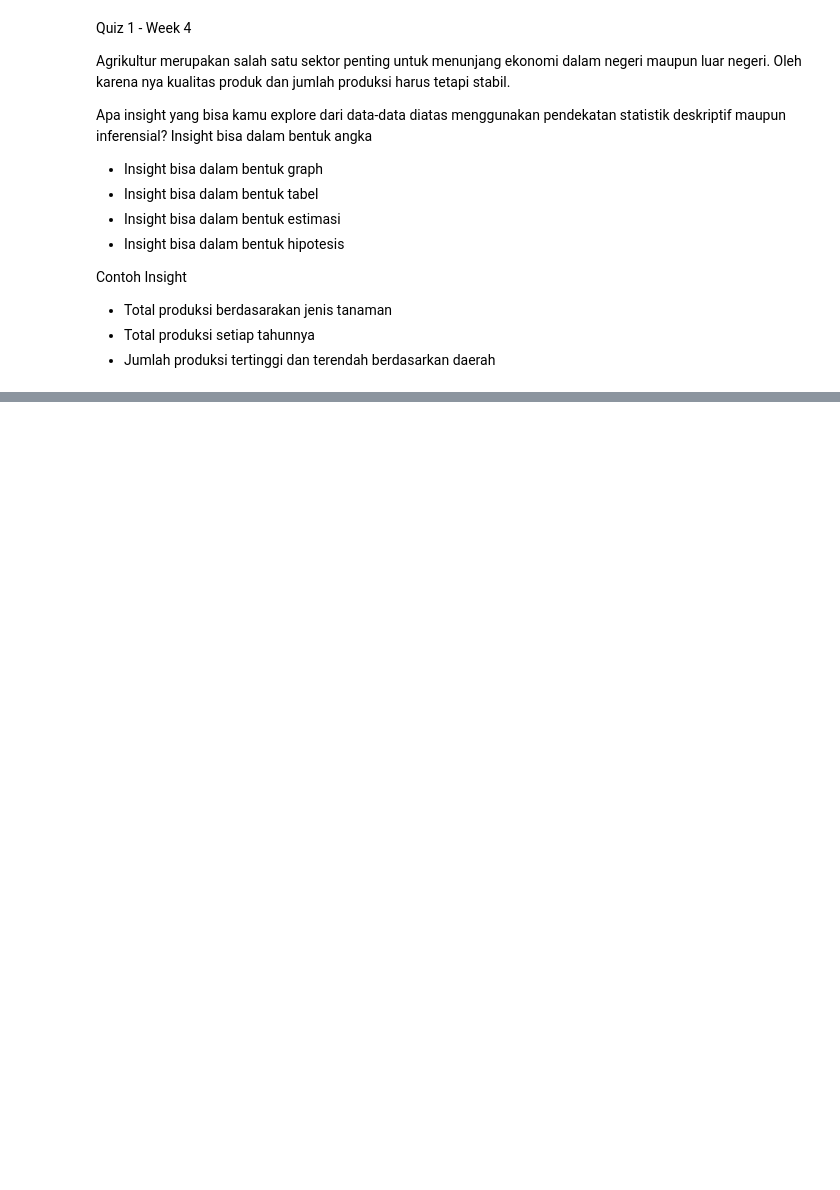
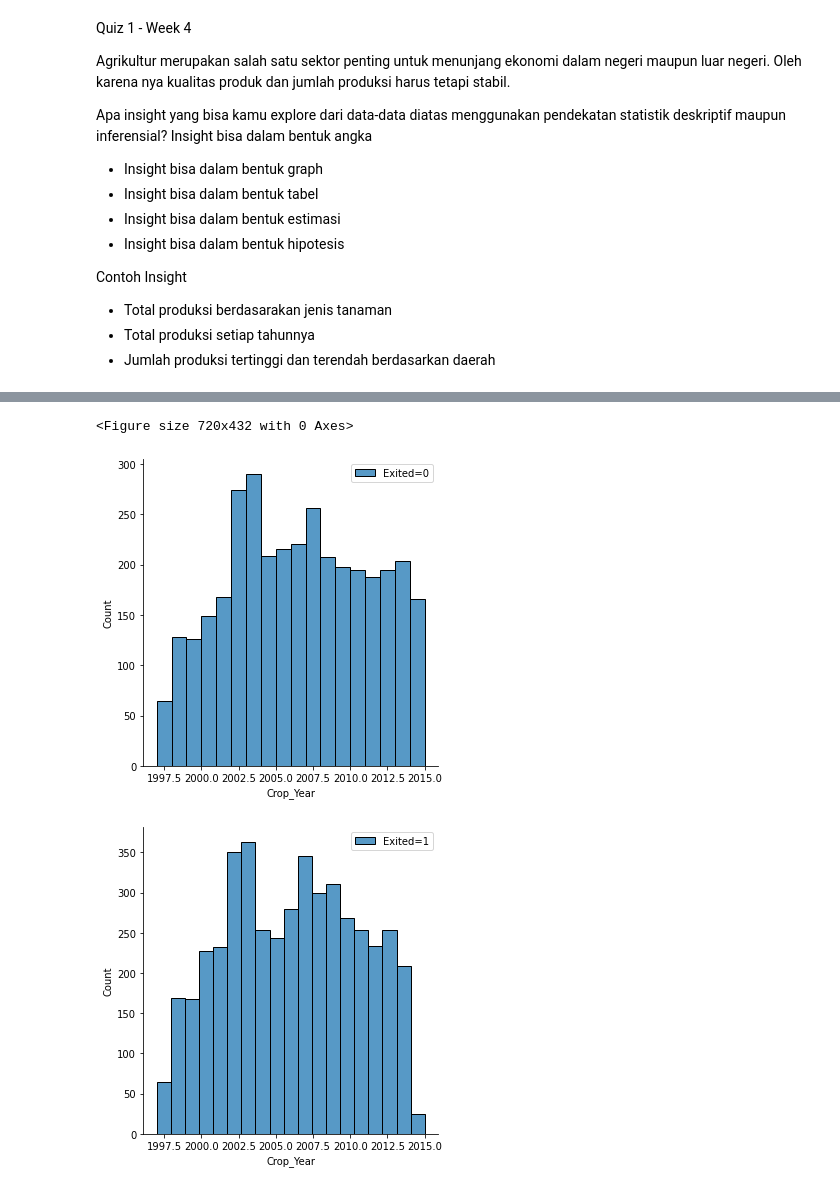
Before and after one commit to Kenfinn/AIMastery_Orbit, a Jupyter notebook: Quiz_1_Week_4_Afinzaki_Amiral_mencari_insight_dengan_pendekatan_statistik_deskriptif_maupun_inferensial.ipynb, the cells around one changed output, grey strips where cells are left out. Drawn from its saved outputs; the diff is of its cells as text; code cells hidden in the pictures; blank space fills up the shorter version.

```diff
--- a/Quiz_1_Week_4_Afinzaki_Amiral_mencari_insight_dengan_pendekatan_statistik_deskriptif_maupun_inferensial.ipynb
+++ b/Quiz_1_Week_4_Afinzaki_Amiral_mencari_insight_dengan_pendekatan_statistik_deskriptif_maupun_inferensial.ipynb
@@ -83,0 +117,12 @@ for column in cat:
+# %%
+plt.figure(figsize=(10,6))
+sns.displot(data['Crop_Year'][data['Area']==0])
+plt.legend(['Exited=0'])
+plt.show()
+sns.displot(data['Crop_Year'][data['Area']==1])
+plt.legend(['Exited=1'])
+plt.show()
+# %% [output]
+<Figure size 720x432 with 0 Axes>
+[figure, added]
+[figure, added]
```
Also changed, not shown: parts of 14 cells of this notebook.
